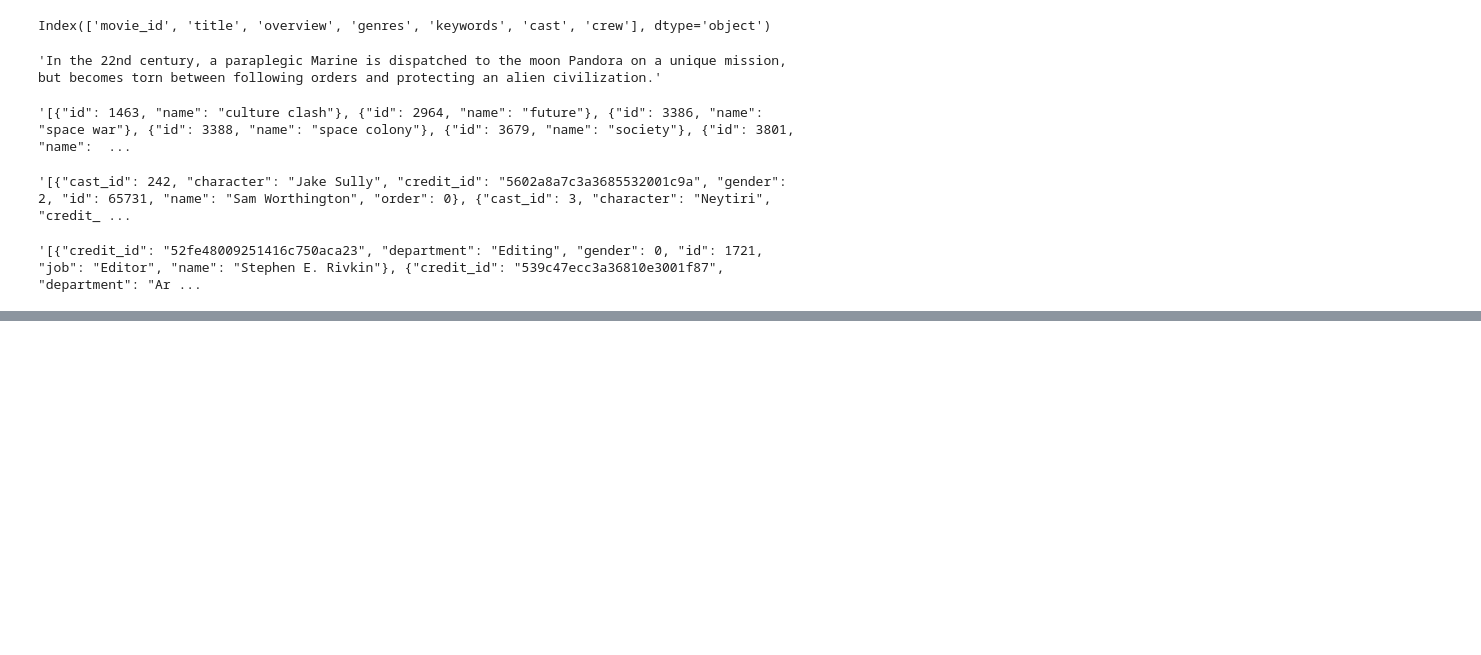
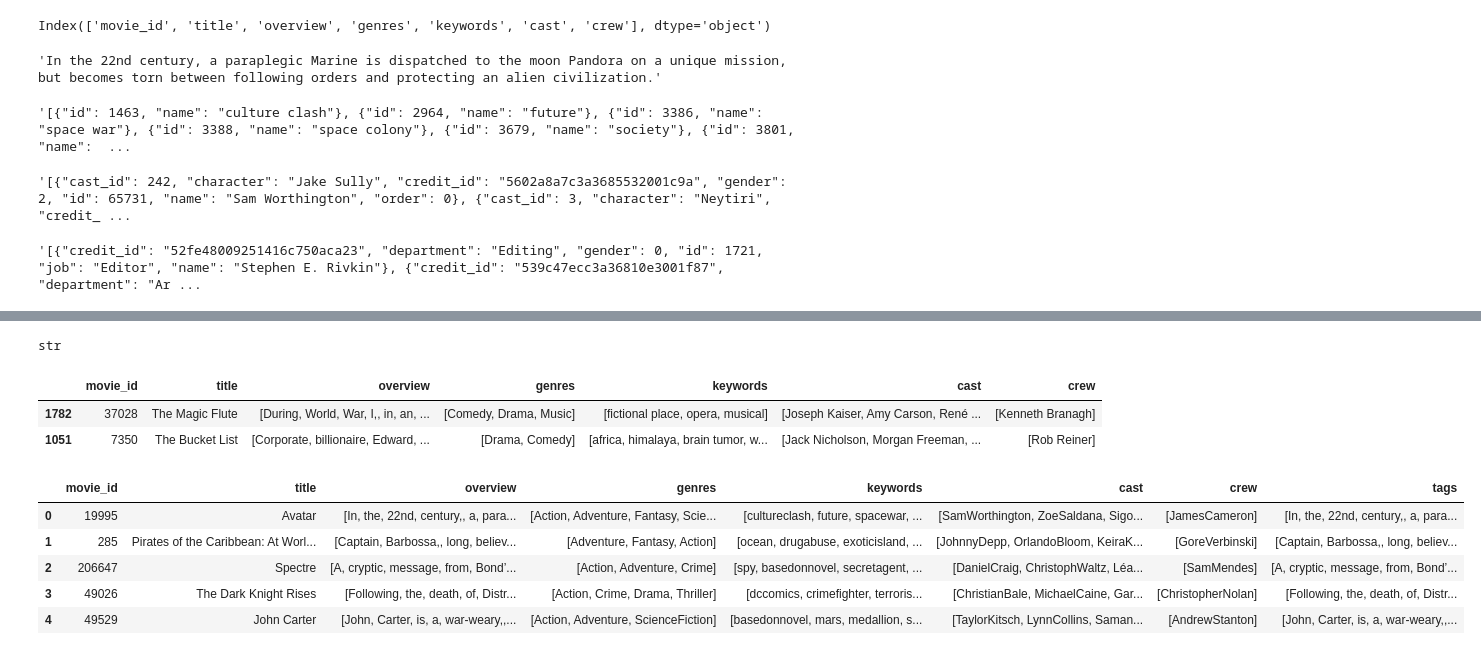
Before and after one commit to SriRamK345/Recommendation_System, a Jupyter notebook: Recommendation_sys.ipynb, the cells around one changed output, grey strips where cells are left out. Saved outputs shown, nothing was run; the diff lists cells and outputs as text; code cells hidden in the pictures; blank space fills up the shorter version.

```diff
--- a/Recommendation_sys.ipynb
+++ b/Recommendation_sys.ipynb
@@ -130,0 +169,30 @@ def convert(text):
+# %%
+import ast
+def convert1(obj):
+  l = []
+  for i in ast.literal_eval(obj):   #[{}{}{}]
+    l.append(i['name'])
+  return l
+
+def convert2(obj):
+  l = []
+  counter = 0
+  for i in ast.literal_eval(obj):
+    if counter == 3:
+      break
+    l.append(i['name'])
+    counter = counter + 1
+  return l
+
+def convert3(obj):
+  l = []
+  for i in ast.literal_eval(obj):
+    if i['job'] == "Director":
+      l.append(i['name'])
+  return l
+# %%
+df['genres']= df['genres'].apply(convert1)
+df['keywords']= df['keywords'].apply(convert1)
+df['cast'] = df['cast'].apply(convert2)
+df['crew'] = df['crew'].apply(convert3)
+df.head()
@@ -130,0 +206,29 @@ def convert(text):
+# %%
+type(df['overview'][0])
+# %% [output]
+str
+# %%
+# df['overview'] = df['overview'].apply(lambda x : x.split())
+# Handle potential float values by converting them to strings first
+df['overview'] = df['overview'].astype(str).apply(lambda x: x.split())
+# %%
+df.sample(2)
+# %% [output]
+|  | movie_id | title | overview | genres | keywords | cast | crew |
+| 1782 | 37028 | The Magic Flute | [During, World, War, I,, in, an, ... | [Comedy, Drama, Music] | [fictional place, opera, musical] | [Joseph Kaiser, Amy Carson, René ... | [Kenneth Branagh] |
+| 1051 | 7350 | The Bucket List | [Corporate, billionaire, Edward, ... | [Drama, Comedy] | [africa, himalaya, brain tumor, w... | [Jack Nicholson, Morgan Freeman, ... | [Rob Reiner] |
+# %%
+df['genres']= df['genres'].apply(lambda x : [i.replace(" ","") for i in x])
+df['keywords']= df['keywords'].apply(lambda x : [i.replace(" ","") for i in x])
+df['cast'] = df['cast'].apply(lambda x : [i.replace(" ","") for i in x])
+df['crew'] = df['crew'].apply(lambda x : [i.replace(" ","") for i in x])
+# %%
+df['tags']= df['overview']  + df['keywords'] + df['cast'] + df['crew'] + df['genres']
+df.head()
+# %% [output]
+|  | movie_id | title | overview | genres | keywords | cast | crew | tags |
+| 0 | 19995 | Avatar | [In, the, 22nd, century,, a, para... | [Action, Adventure, Fantasy, Scie... | [cultureclash, future, spacewar, ... | [SamWorthington, ZoeSaldana, Sigo... | [JamesCameron] | [In, the, 22nd, century,, a, para... |
+| 1 | 285 | Pirates of the Caribbean: At Worl... | [Captain, Barbossa,, long, believ... | [Adventure, Fantasy, Action] | [ocean, drugabuse, exoticisland, ... | [JohnnyDepp, OrlandoBloom, KeiraK... | [GoreVerbinski] | [Captain, Barbossa,, long, believ... |
+| 2 | 206647 | Spectre | [A, cryptic, message, from, Bond’... | [Action, Adventure, Crime] | [spy, basedonnovel, secretagent, ... | [DanielCraig, ChristophWaltz, Léa... | [SamMendes] | [A, cryptic, message, from, Bond’... |
+| 3 | 49026 | The Dark Knight Rises | [Following, the, death, of, Distr... | [Action, Crime, Drama, Thriller] | [dccomics, crimefighter, terroris... | [ChristianBale, MichaelCaine, Gar... | [ChristopherNolan] | [Following, the, death, of, Distr... |
+| 4 | 49529 | John Carter | [John, Carter, is, a, war-weary,,... | [Action, Adventure, ScienceFiction] | [basedonnovel, mars, medallion, s... | [TaylorKitsch, LynnCollins, Saman... | [AndrewStanton] | [John, Carter, is, a, war-weary,,... |
```
Also changed, not shown: parts of 11 cells of this notebook.
